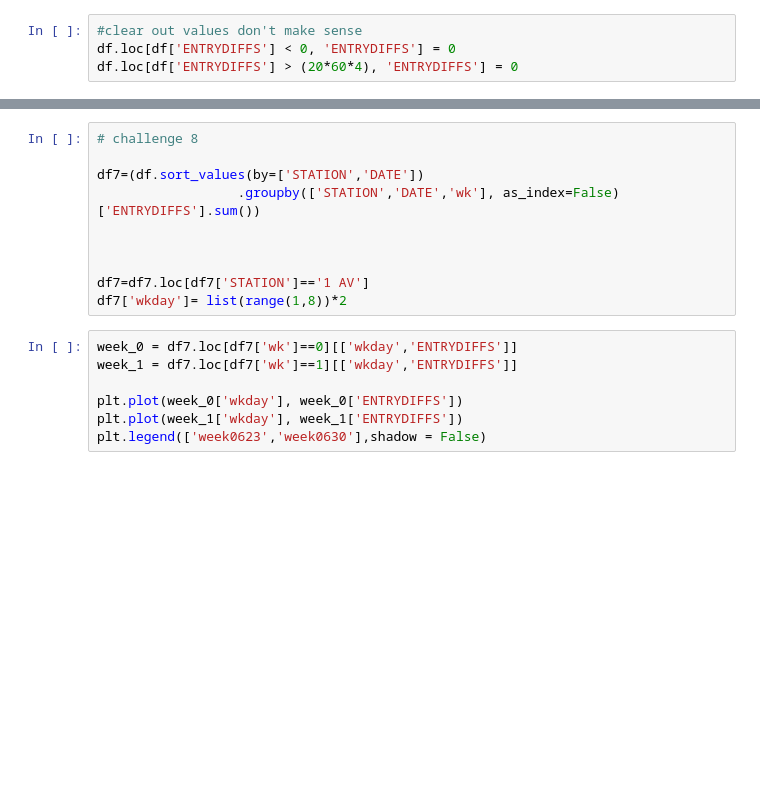
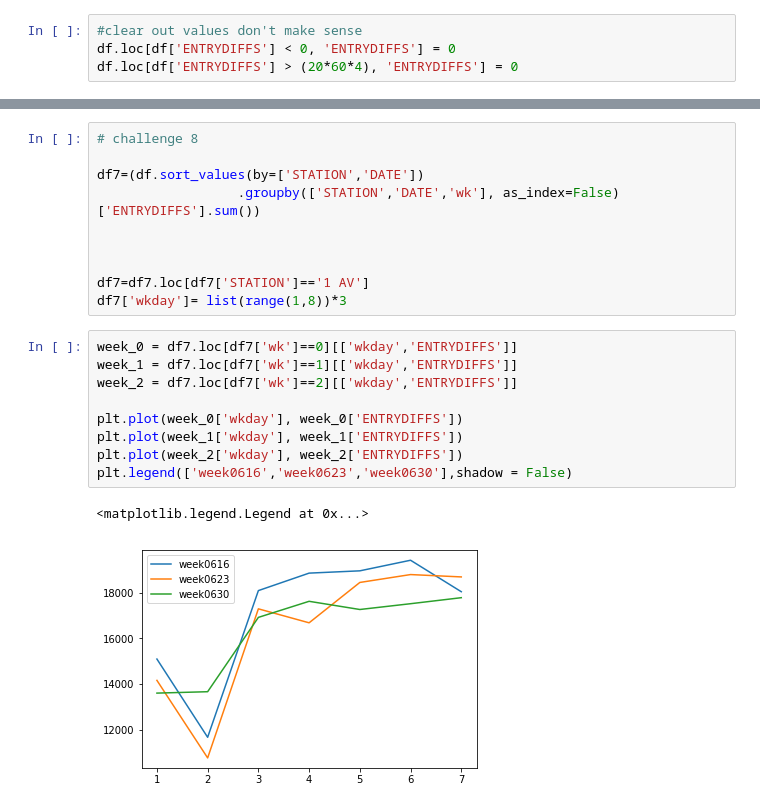
Before and after one commit to JiaminHan/Challenges, a Jupyter notebook: Challenge_1/han_jiamin_challenge1.ipynb, the cells around one changed output, grey strips where cells are left out. Cells and saved outputs as stored; diff of their text form; blank space fills up the shorter version.

```diff
--- a/Challenge_1/han_jiamin_challenge1.ipynb
+++ b/Challenge_1/han_jiamin_challenge1.ipynb
@@ -82,14 +172,19 @@ df7=(df.sort_values(by=['STATION','DATE'])
 
 
 df7=df7.loc[df7['STATION']=='1 AV']
-df7['wkday']= list(range(1,8))*2
+df7['wkday']= list(range(1,8))*3
 # %%
 week_0 = df7.loc[df7['wk']==0][['wkday','ENTRYDIFFS']]
 week_1 = df7.loc[df7['wk']==1][['wkday','ENTRYDIFFS']]
+week_2 = df7.loc[df7['wk']==2][['wkday','ENTRYDIFFS']]
 
 plt.plot(week_0['wkday'], week_0['ENTRYDIFFS'])
 plt.plot(week_1['wkday'], week_1['ENTRYDIFFS'])
-plt.legend(['week0623','week0630'],shadow = False)
+plt.plot(week_2['wkday'], week_2['ENTRYDIFFS'])
+plt.legend(['week0616','week0623','week0630'],shadow = False)
+# %% [output]
+<matplotlib.legend.Legend at 0x...>
+[figure, added]
 # %%
 # challenge 9
 
```
Also changed, not shown: parts of 12 cells of this notebook.
